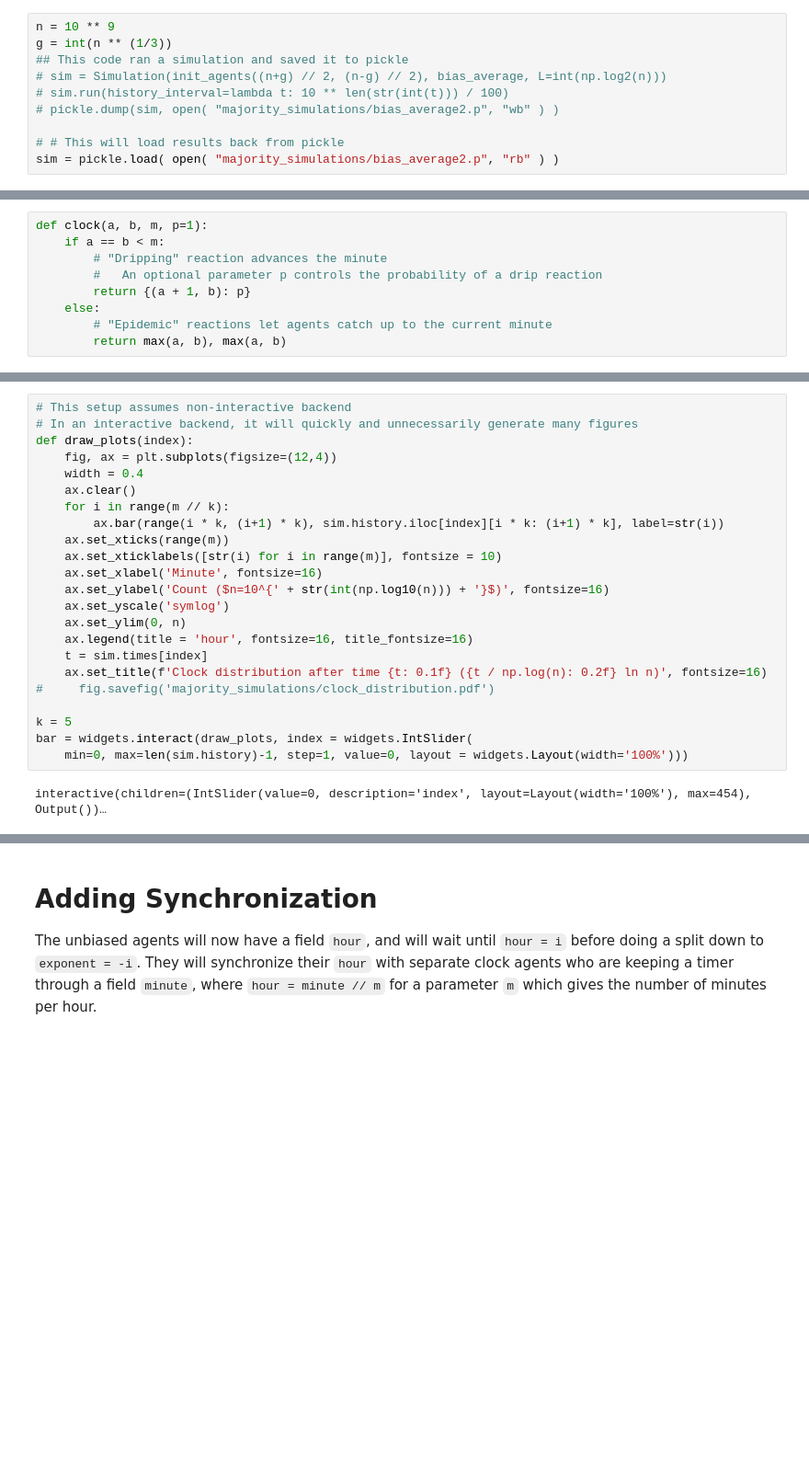
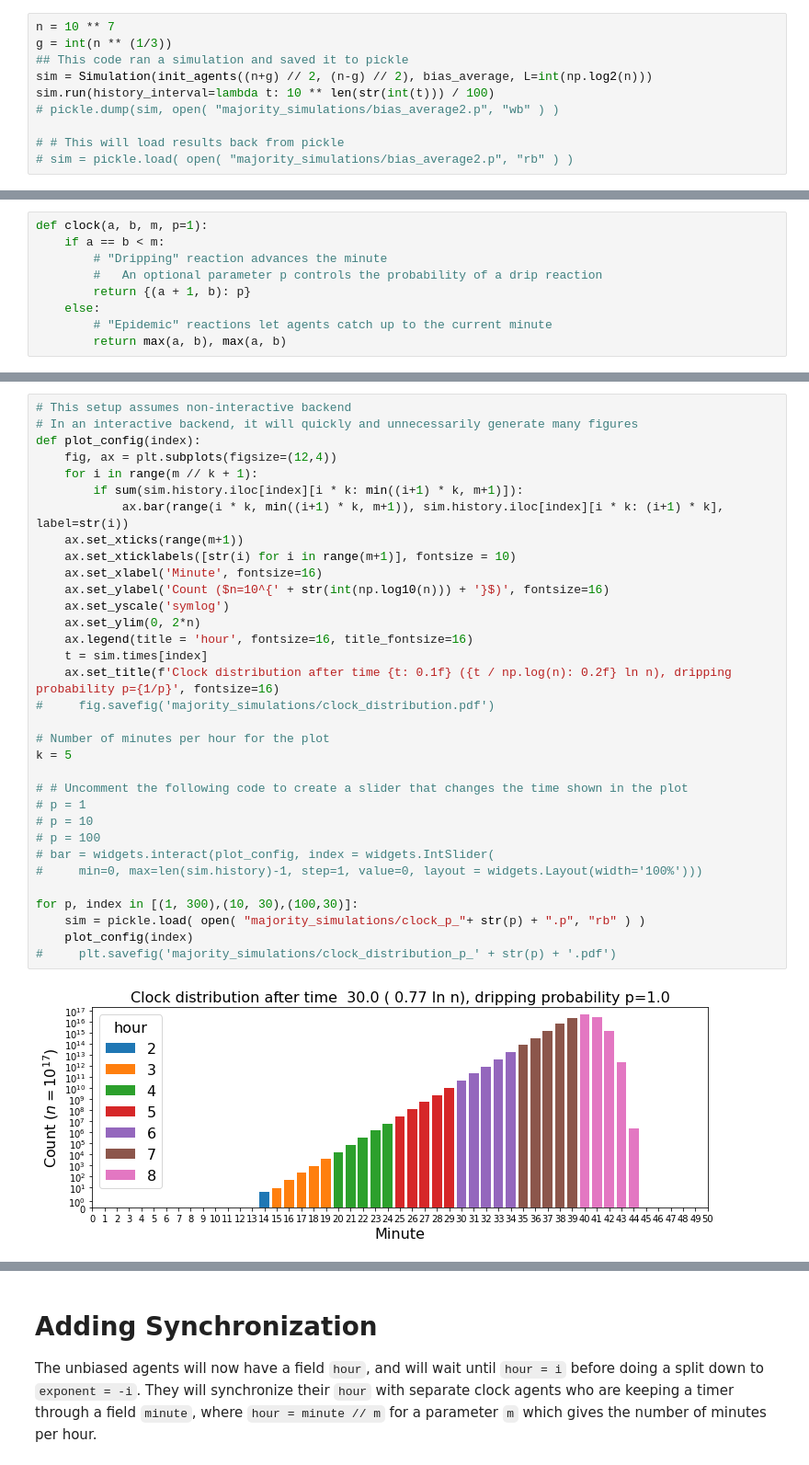
Before and after one commit to UC-Davis-molecular-computing/ppsim, a Jupyter notebook: examples/majority.ipynb, the cells around one changed output, grey strips where cells are left out. Shown at 92% size. Drawn from its saved outputs; the diff is of its cells as text; blank space fills up the shorter version.

```diff
--- a/examples/majority.ipynb
+++ b/examples/majority.ipynb
@@ -334,13 +332,13 @@ In some cases, such as the trial shown above, we do successfully eliminate all m
 
 Even worse, however, is there is still a possibility of error. The case above, with a gap of 1 between majority and minority opinions, is actually not the worst case for these rules. When the gap is very small, the counts of majority and minority remain very close, so more cancel reactions keep happening longer, giving the system a chance to split all the way down to the minimum bias. Trying again with a larger gap, it is more likely to find examples where the protocol fails to eliminate all minority agents.
 # %%
-n = 10 ** 9
+n = 10 ** 7
 g = int(n ** (1/3))
 ## This code ran a simulation and saved it to pickle
-# sim = Simulation(init_agents((n+g) // 2, (n-g) // 2), bias_average, L=int(np.log2(n)))
-# sim.run(history_interval=lambda t: 10 ** len(str(int(t))) / 100)
+sim = Simulation(init_agents((n+g) // 2, (n-g) // 2), bias_average, L=int(np.log2(n)))
+sim.run(history_interval=lambda t: 10 ** len(str(int(t))) / 100)
 # pickle.dump(sim, open( "majority_simulations/bias_average2.p", "wb" ) )
 
 # # This will load results back from pickle
-sim = pickle.load( open( "majority_simulations/bias_average2.p", "rb" ) )
+# sim = pickle.load( open( "majority_simulations/bias_average2.p", "rb" ) )
 # %% [output]
@@ -398,25 +388,35 @@ pickle.dump(sim, open( "majority_simulations/clock.p", "wb" ) )
 # %%
 # This setup assumes non-interactive backend
 # In an interactive backend, it will quickly and unnecessarily generate many figures
-def draw_plots(index):
+def plot_config(index):
     fig, ax = plt.subplots(figsize=(12,4))
-    width = 0.4
-    ax.clear()
-    for i in range(m // k):
-        ax.bar(range(i * k, (i+1) * k), sim.history.iloc[index][i * k: (i+1) * k], label=str(i))
-    ax.set_xticks(range(m))
-    ax.set_xticklabels([str(i) for i in range(m)], fontsize = 10)
+    for i in range(m // k + 1):
+        if sum(sim.history.iloc[index][i * k: min((i+1) * k, m+1)]):
+            ax.bar(range(i * k, min((i+1) * k, m+1)), sim.history.iloc[index][i * k: (i+1) * k], label=str(i))
+    ax.set_xticks(range(m+1))
+    ax.set_xticklabels([str(i) for i in range(m+1)], fontsize = 10)
     ax.set_xlabel('Minute', fontsize=16)
     ax.set_ylabel('Count ($n=10^{' + str(int(np.log10(n))) + '}$)', fontsize=16)
     ax.set_yscale('symlog')
-    ax.set_ylim(0, n)
+    ax.set_ylim(0, 2*n)
     ax.legend(title = 'hour', fontsize=16, title_fontsize=16)
     t = sim.times[index]
-    ax.set_title(f'Clock distribution after time {t: 0.1f} ({t / np.log(n): 0.2f} ln n)', fontsize=16)
+    ax.set_title(f'Clock distribution after time {t: 0.1f} ({t / np.log(n): 0.2f} ln n), dripping probability p={1/p}', fontsize=16)
 #     fig.savefig('majority_simulations/clock_distribution.pdf')
 
+# Number of minutes per hour for the plot
 k = 5
-bar = widgets.interact(draw_plots, index = widgets.IntSlider(
-    min=0, max=len(sim.history)-1, step=1, value=0, layout = widgets.Layout(width='100%')))
+
+# # Uncomment the following code to create a slider that changes the time shown in the plot
+# p = 1
+# p = 10
+# p = 100
+# bar = widgets.interact(plot_config, index = widgets.IntSlider(
+#     min=0, max=len(sim.history)-1, step=1, value=0, layout = widgets.Layout(width='100%')))
+
+for p, index in [(1, 300),(10, 30),(100,30)]:
+    sim = pickle.load( open( "majority_simulations/clock_p_"+ str(p) + ".p", "rb" ) )
+    plot_config(index)
+#     plt.savefig('majority_simulations/clock_distribution_p_' + str(p) + '.pdf')
 # %% [output]
-interactive(children=(IntSlider(value=0, description='index', layout=Layout(width='100%'), max=454), Output())…
+[figure, added]
```
Also changed, not shown: parts of 31 cells of this notebook, 14 other files.
